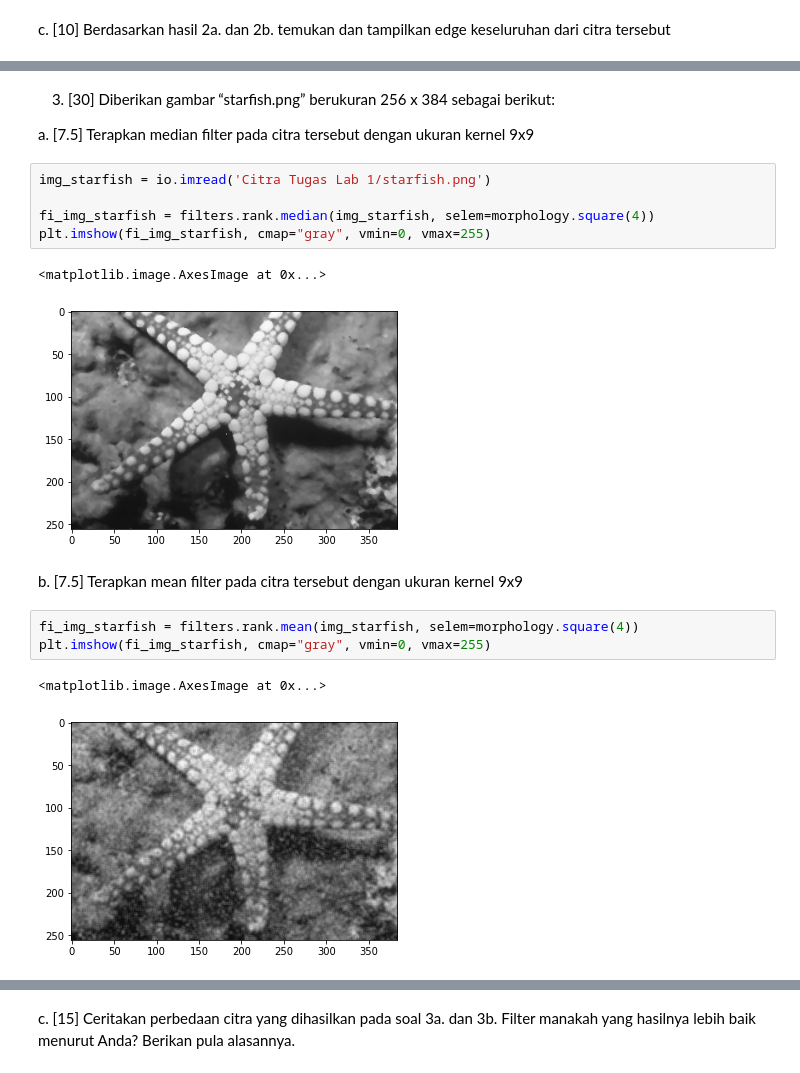
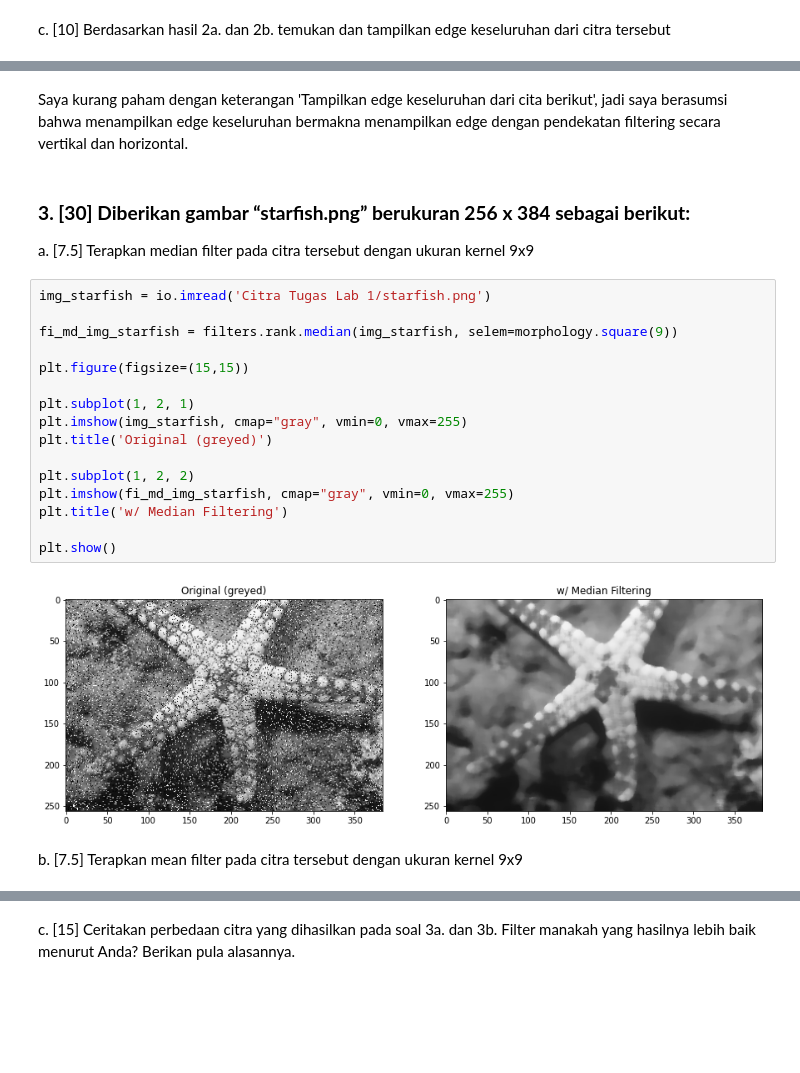
Before and after one commit to fahdikrie/pengcit212, a Jupyter notebook: Lab/Lab 1/Lab1_FahdiiAjmalalFikrie_1906398370.ipynb, the cells around one changed output, grey strips where cells are left out. Drawn from its saved outputs; the diff is of its cells as text; blank space fills up the shorter version.

```diff
--- a/Lab/Lab 1/Lab1_FahdiiAjmalalFikrie_1906398370.ipynb
+++ b/Lab/Lab 1/Lab1_FahdiiAjmalalFikrie_1906398370.ipynb
@@ -194,20 +238,26 @@ c. [10] Berdasarkan hasil 2a. dan 2b. temukan dan tampilkan edge keseluruhan dar
+# %% [markdown]
+Saya kurang paham dengan keterangan 'Tampilkan edge keseluruhan dari cita berikut', jadi saya berasumsi bahwa menampilkan edge keseluruhan bermakna menampilkan edge dengan pendekatan filtering secara vertikal dan horizontal.
 # %% [markdown]
-3. [30] Diberikan gambar “starfish.png” berukuran 256 x 384 sebagai berikut:
+### **3. [30] Diberikan gambar “starfish.png” berukuran 256 x 384 sebagai berikut:**
 
 a. [7.5] Terapkan median filter pada citra tersebut dengan ukuran kernel 9x9
 # %%
 img_starfish = io.imread('Citra Tugas Lab 1/starfish.png')
 
-fi_img_starfish = filters.rank.median(img_starfish, selem=morphology.square(4))
-plt.imshow(fi_img_starfish, cmap="gray", vmin=0, vmax=255)
+fi_md_img_starfish = filters.rank.median(img_starfish, selem=morphology.square(9))
+
+plt.figure(figsize=(15,15))
+
+plt.subplot(1, 2, 1)
+plt.imshow(img_starfish, cmap="gray", vmin=0, vmax=255)
+plt.title('Original (greyed)')
+
+plt.subplot(1, 2, 2)
+plt.imshow(fi_md_img_starfish, cmap="gray", vmin=0, vmax=255)
+plt.title('w/ Median Filtering')
+
+plt.show()
 # %% [output]
-<matplotlib.image.AxesImage at 0x...>
-[figure, old version]
+[figure, new version]
 # %% [markdown]
 b. [7.5] Terapkan mean filter pada citra tersebut dengan ukuran kernel 9x9
-# %%
-fi_img_starfish = filters.rank.mean(img_starfish, selem=morphology.square(4))
-plt.imshow(fi_img_starfish, cmap="gray", vmin=0, vmax=255)
-# %% [output]
-<matplotlib.image.AxesImage at 0x...>
-[figure, removed]
```
Also changed, not shown: parts of 9 cells of this notebook.
